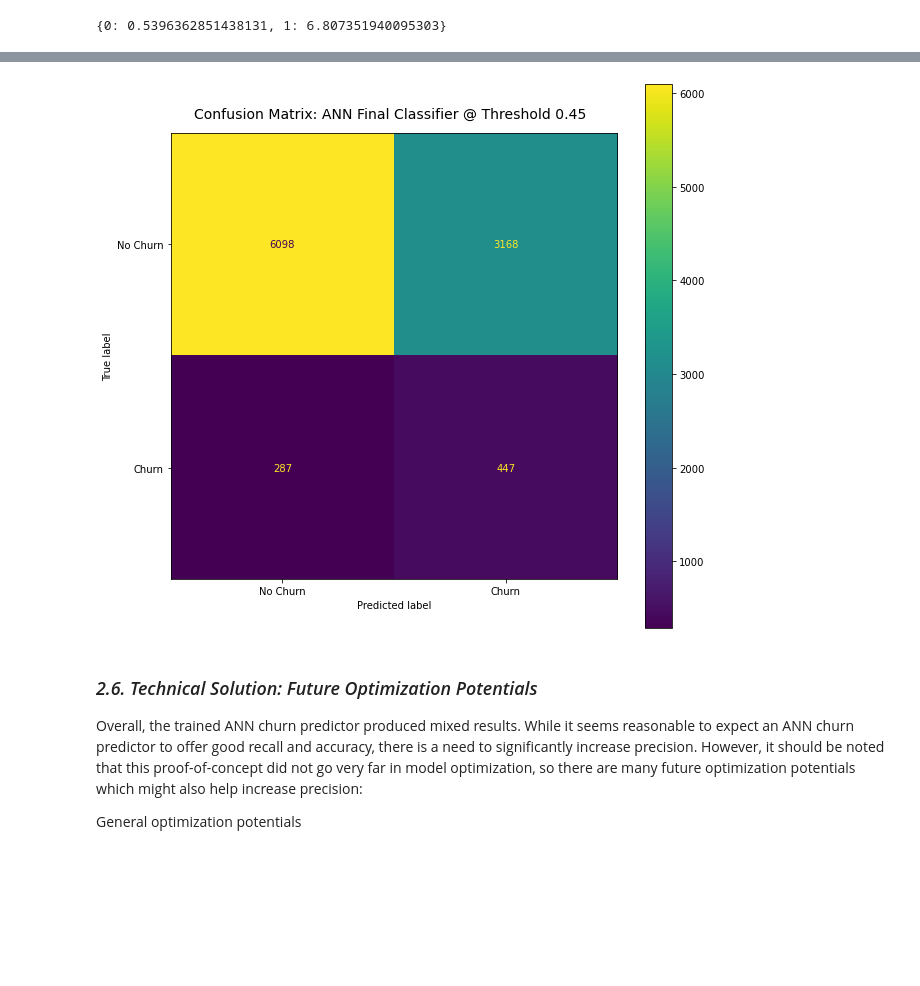
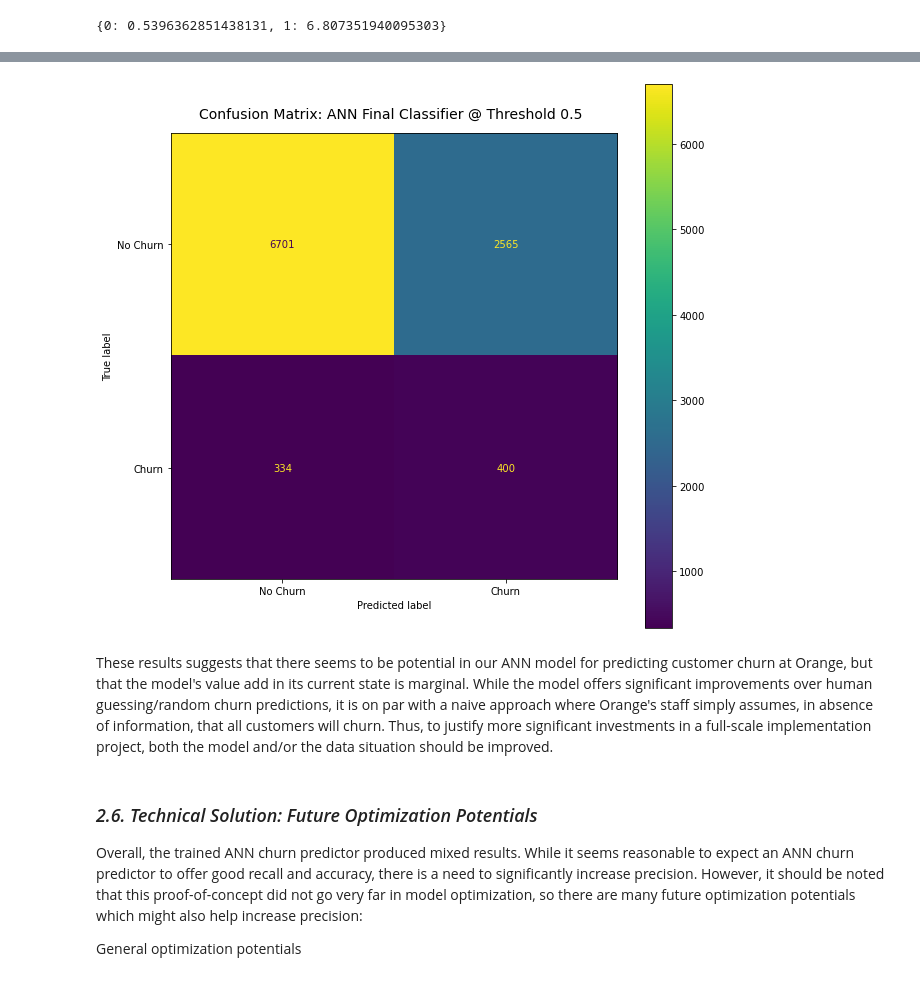
Before and after one commit to marc-feldmann/CustomerChurnPrediction, a Jupyter notebook: report.ipynb, the cells around one changed output, grey strips where cells are left out. Saved outputs shown, nothing was run; the diff lists cells and outputs as text; code cells hidden in the pictures; blank space fills up the shorter version.

```diff
--- a/report.ipynb
+++ b/report.ipynb
@@ -961,15 +955,17 @@ critically evaluate confusion matrix; explain; predicting whether Orange's custo
 # %%
 y_pred_bin = y_pred.copy()
-y_pred_bin = np.where(y_pred_bin >= 0.451179623603821, 1, 0)
+y_pred_bin = np.where(y_pred_bin >= 0.5, 1, 0)
 from sklearn.metrics import ConfusionMatrixDisplay, confusion_matrix
 cm = confusion_matrix(y_test, y_pred_bin)
 cm_display = ConfusionMatrixDisplay(confusion_matrix=cm, display_labels=['No Churn', 'Churn']).plot()
 fig = cm_display.ax_.get_figure()
 fig.set_figwidth(10)
-fig.suptitle('Confusion Matrix: ANN Final Classifier @ Threshold 0.45', x=0.43, y=0.848, fontsize=14)
+fig.suptitle('Confusion Matrix: ANN Final Classifier @ Threshold 0.5', x=0.43, y=0.848, fontsize=14)
 fig.set_figheight(10)
 # %% [output]
-[figure, old version]
+[figure, new version]
+# %% [markdown]
+These results suggests that there seems to be potential in our ANN model for predicting customer churn at Orange, but that the model's value add in its current state is marginal. While the model offers significant improvements over human guessing/random churn predictions, it is on par with a naive approach where Orange's staff simply assumes, in absence of information, that all customers will churn. Thus, to justify more significant investments in a full-scale implementation project, both the model and/or the data situation should be improved.
 # %% [markdown]
 ### *2.6. Technical Solution: Future Optimization Potentials*
 Overall, the trained ANN churn predictor produced mixed results. While it seems reasonable to expect an ANN churn predictor to offer good recall and accuracy, there is a need to significantly increase precision. However, it should be noted that this proof-of-concept did not go very far in model optimization, so there are many future optimization potentials which might also help increase precision:
```
Also changed, not shown: parts of 8 cells of this notebook.
